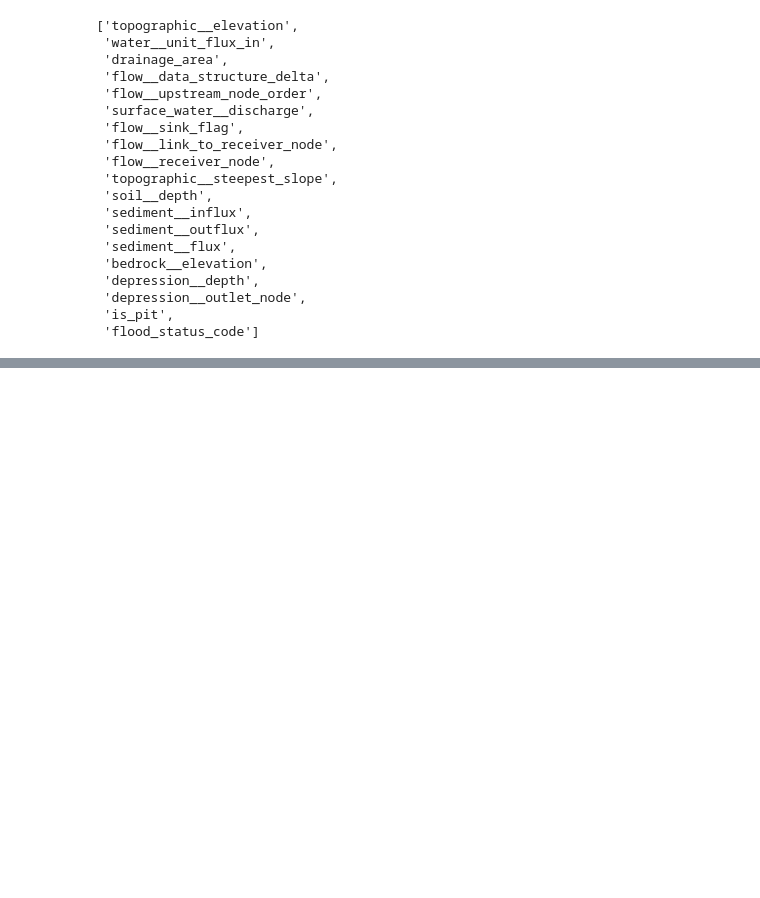
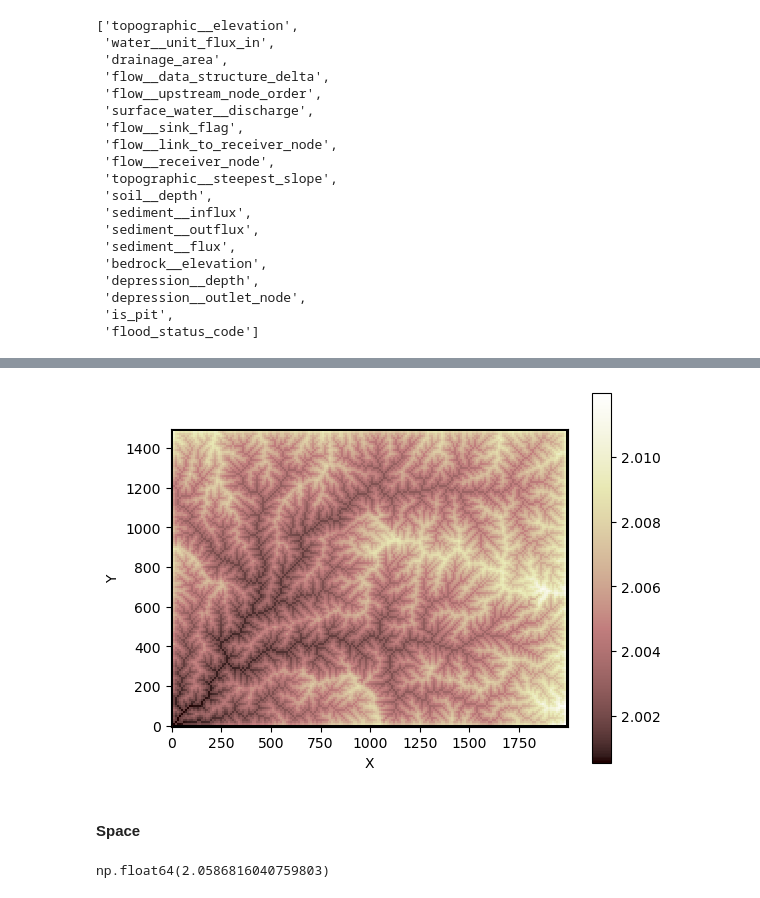
Before and after one commit to csdms-espin/ESPIn_2026_sed_flow, a Jupyter notebook: 00_Grid.ipynb, the cells around one changed output, grey strips where cells are left out. Drawn from its saved outputs; the diff is of its cells as text; code cells hidden in the pictures; blank space fills up the shorter version.

```diff
--- a/00_Grid.ipynb
+++ b/00_Grid.ipynb
@@ -275,0 +352,10 @@ mg.at_node.keys()
+# %%
+_ = mg.add_zeros("soil__depth", at="node", dtype=float)
+mg.at_node["soil__depth"] += 2.0
+mg.at_node["topographic__elevation"] += mg.at_node["soil__depth"]
+# %%
+imshow_grid(mg, "topographic__elevation")
+# %% [output]
+[figure, added]
+# %% [markdown]
+#### Space
@@ -275,0 +376,7 @@ mg.at_node.keys()
+# %%
+runoff_array = np.random.rand(36)
+len(runoff_array)
+np.random.uniform(0, 5, 36).mean()
+np.clip(np.random.normal(2, 0.5, 36), 0, None).mean()
+# %% [output]
+np.float64(2.0586816040759803)
```
Also changed, not shown: parts of 30 cells of this notebook.
